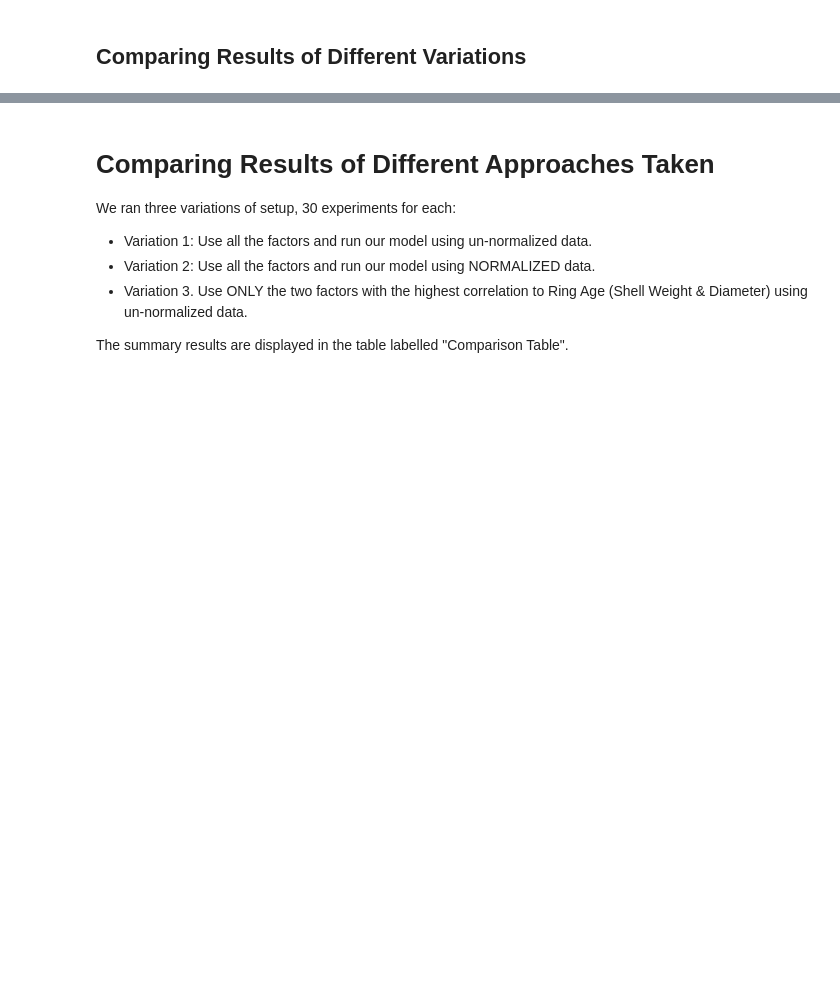
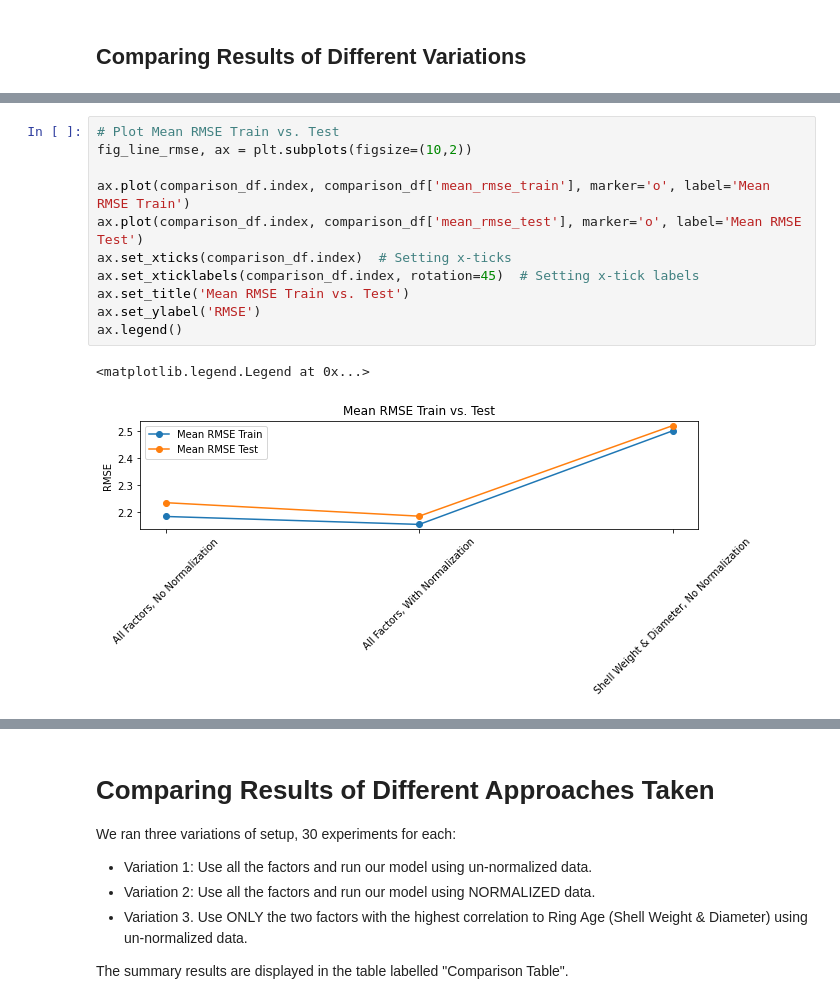
Before and after one commit to raymcg/ZZSC5846, a Jupyter notebook: Assess2.ipynb, the cells around one changed output, grey strips where cells are left out. Drawn from its saved outputs; the diff is of its cells as text; blank space fills up the shorter version.

```diff
--- a/Assess2.ipynb
+++ b/Assess2.ipynb
@@ -433,0 +422,14 @@ comparison_display_df
+# %%
+# Plot Mean RMSE Train vs. Test
+fig_line_rmse, ax = plt.subplots(figsize=(10,2))
+
+ax.plot(comparison_df.index, comparison_df['mean_rmse_train'], marker='o', label='Mean RMSE Train')
+ax.plot(comparison_df.index, comparison_df['mean_rmse_test'], marker='o', label='Mean RMSE Test')
+ax.set_xticks(comparison_df.index)  # Setting x-ticks
+ax.set_xticklabels(comparison_df.index, rotation=45)  # Setting x-tick labels
+ax.set_title('Mean RMSE Train vs. Test')
+ax.set_ylabel('RMSE')
+ax.legend()
+# %% [output]
+<matplotlib.legend.Legend at 0x...>
+[figure, added]
```
Also changed, not shown: parts of 13 cells of this notebook.
